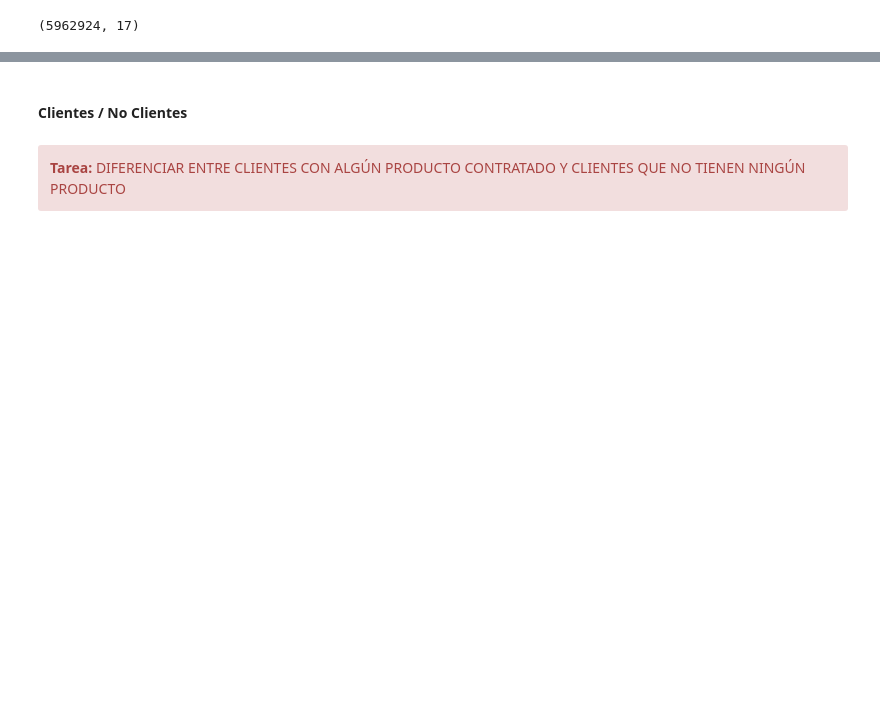
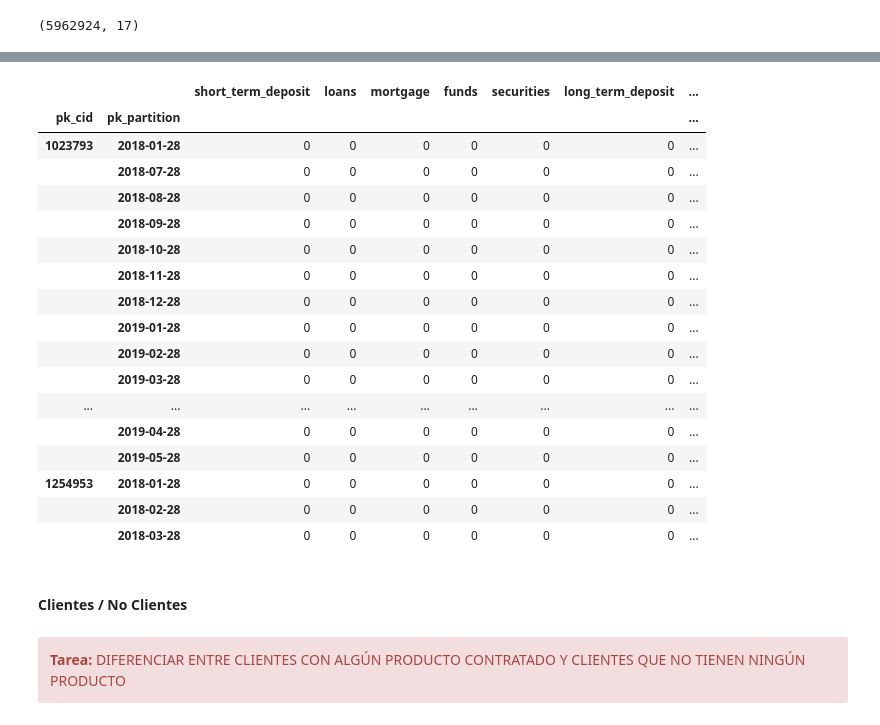
Before and after one commit to sergiomasavi/EasyMoney, a Jupyter notebook: Notebooks/TAREA_1_ANALISIS.ipynb, the cells around one changed output, grey strips where cells are left out. Drawn from its saved outputs; the diff is of its cells as text; code cells hidden in the pictures; blank space fills up the shorter version.

```diff
--- a/Notebooks/TAREA_1_ANALISIS.ipynb
+++ b/Notebooks/TAREA_1_ANALISIS.ipynb
@@ -367,0 +409,25 @@ df_products.shape
+# %%
+# En los meses que aparecen datos nulos, ¿tienen algun servicio contratado los usuarios que tienen valores nulos?
+df_csv = df_products[df_products['pk_cid'].isin(df_products_null['pk_cid'].unique())].sort_values(['pk_cid', 'pk_partition']).set_index(['pk_cid', 'pk_partition'])
+# %%
+pd.options.display.max_rows=764
+df_csv
+# %% [output]
+|  |  | short_term_deposit | loans | mortgage | funds | securities | long_term_deposit | ... |
+| pk_cid | pk_partition |  |  |  |  |  |  | ... |
+| 1023793 | 2018-01-28 | 0 | 0 | 0 | 0 | 0 | 0 | ... |
+|  | 2018-07-28 | 0 | 0 | 0 | 0 | 0 | 0 | ... |
+|  | 2018-08-28 | 0 | 0 | 0 | 0 | 0 | 0 | ... |
+|  | 2018-09-28 | 0 | 0 | 0 | 0 | 0 | 0 | ... |
+|  | 2018-10-28 | 0 | 0 | 0 | 0 | 0 | 0 | ... |
+|  | 2018-11-28 | 0 | 0 | 0 | 0 | 0 | 0 | ... |
+|  | 2018-12-28 | 0 | 0 | 0 | 0 | 0 | 0 | ... |
+|  | 2019-01-28 | 0 | 0 | 0 | 0 | 0 | 0 | ... |
+|  | 2019-02-28 | 0 | 0 | 0 | 0 | 0 | 0 | ... |
+|  | 2019-03-28 | 0 | 0 | 0 | 0 | 0 | 0 | ... |
+| ... | ... | ... | ... | ... | ... | ... | ... | ... |
+|  | 2019-04-28 | 0 | 0 | 0 | 0 | 0 | 0 | ... |
+|  | 2019-05-28 | 0 | 0 | 0 | 0 | 0 | 0 | ... |
+| 1254953 | 2018-01-28 | 0 | 0 | 0 | 0 | 0 | 0 | ... |
+|  | 2018-02-28 | 0 | 0 | 0 | 0 | 0 | 0 | ... |
+|  | 2018-03-28 | 0 | 0 | 0 | 0 | 0 | 0 | ... |
```
Also changed, not shown: parts of 32 cells of this notebook, 1 other file.
